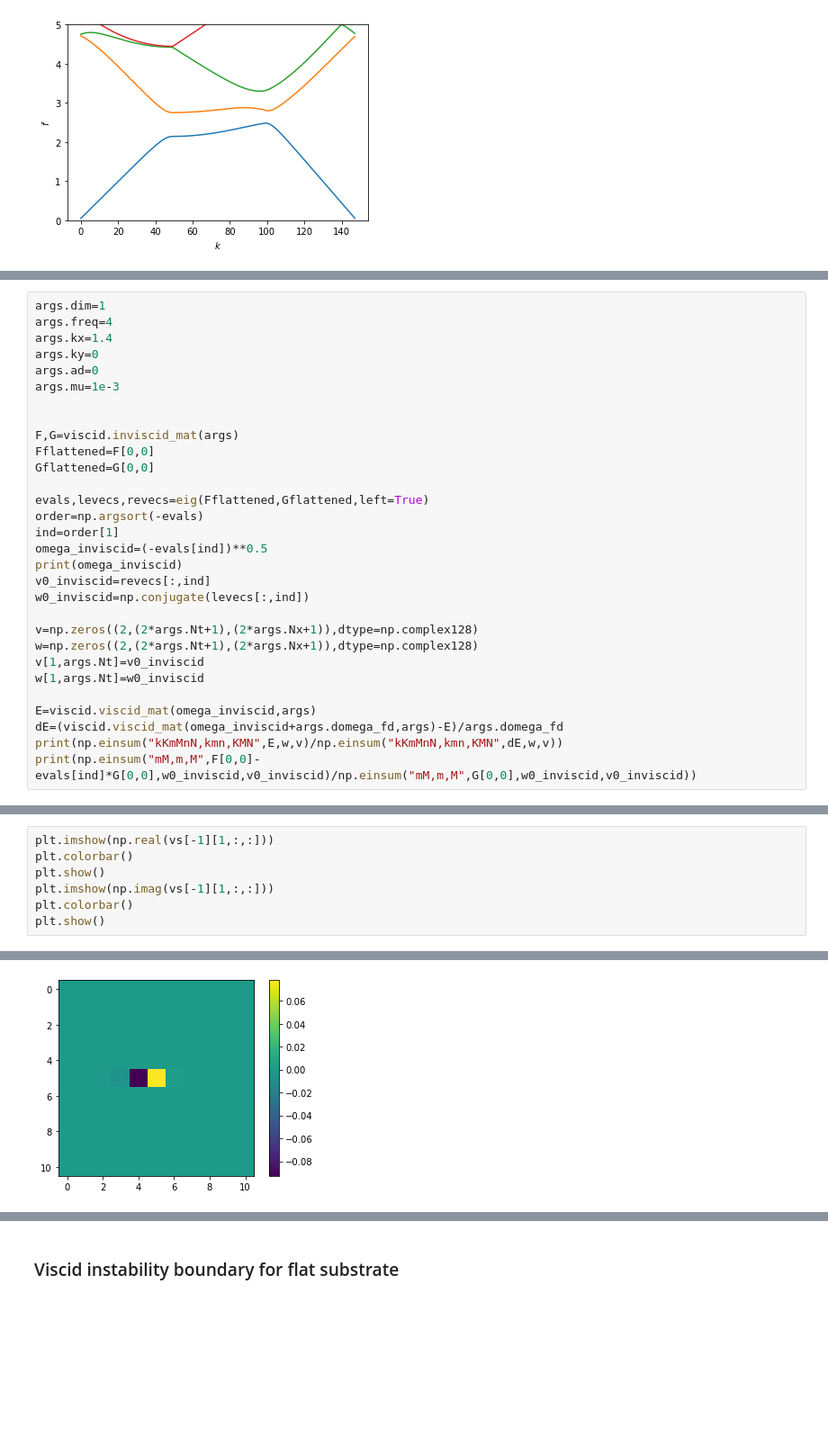
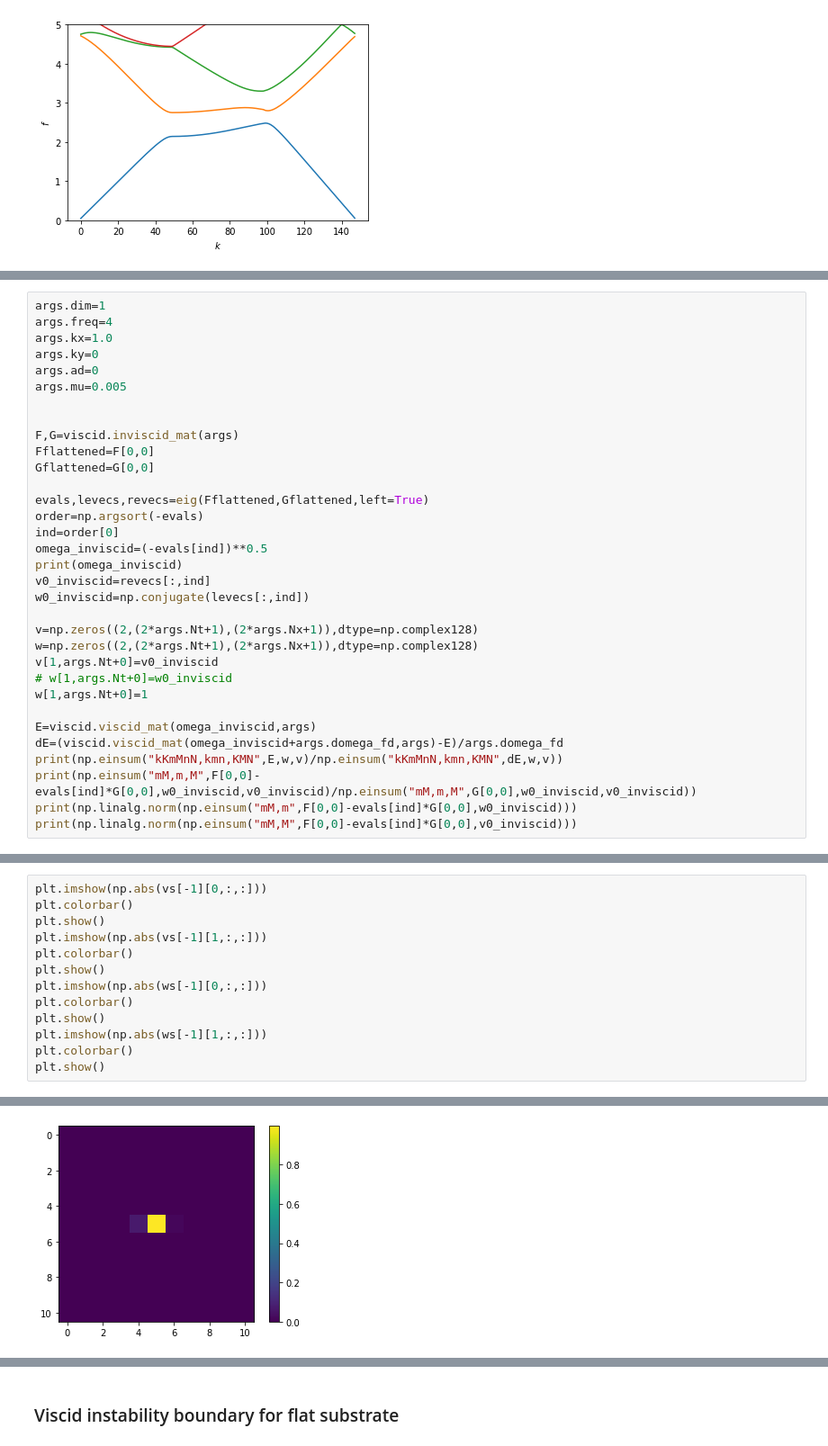
Before and after one commit to znicolaou/faraday, a Jupyter notebook: viscid_notebook.ipynb, the cells around one changed output, grey strips where cells are left out. Shown: that part at 90% size. Saved outputs shown, nothing was run; the diff lists cells and outputs as text; blank space fills up the shorter version.

```diff
--- a/viscid_notebook.ipynb
+++ b/viscid_notebook.ipynb
@@ -113,10 +113,10 @@ plt.show()
 # %%
 args.dim=1
 args.freq=4
-args.kx=1.4
+args.kx=1.0
 args.ky=0
 args.ad=0
-args.mu=1e-3
+args.mu=0.005
 
 
 F,G=viscid.inviscid_mat(args)
@@ -125,7 +125,7 @@ Gflattened=G[0,0]
 
 evals,levecs,revecs=eig(Fflattened,Gflattened,left=True)
 order=np.argsort(-evals)
-ind=order[1]
+ind=order[0]
 omega_inviscid=(-evals[ind])**0.5
 print(omega_inviscid)
 v0_inviscid=revecs[:,ind]
@@ -133,11 +133,14 @@ w0_inviscid=np.conjugate(levecs[:,ind])
 
 v=np.zeros((2,(2*args.Nt+1),(2*args.Nx+1)),dtype=np.complex128)
 w=np.zeros((2,(2*args.Nt+1),(2*args.Nx+1)),dtype=np.complex128)
-v[1,args.Nt]=v0_inviscid
-w[1,args.Nt]=w0_inviscid
+v[1,args.Nt+0]=v0_inviscid
+# w[1,args.Nt+0]=w0_inviscid
+w[1,args.Nt+0]=1
 
 E=viscid.viscid_mat(omega_inviscid,args)
 dE=(viscid.viscid_mat(omega_inviscid+args.domega_fd,args)-E)/args.domega_fd
 print(np.einsum("kKmMnN,kmn,KMN",E,w,v)/np.einsum("kKmMnN,kmn,KMN",dE,w,v))
 print(np.einsum("mM,m,M",F[0,0]-evals[ind]*G[0,0],w0_inviscid,v0_inviscid)/np.einsum("mM,m,M",G[0,0],w0_inviscid,v0_inviscid))
+print(np.linalg.norm(np.einsum("mM,m",F[0,0]-evals[ind]*G[0,0],w0_inviscid)))
+print(np.linalg.norm(np.einsum("mM,M",F[0,0]-evals[ind]*G[0,0],v0_inviscid)))
 # %% [output]
@@ -179,8 +184,14 @@ omegas
 # %%
-plt.imshow(np.real(vs[-1][1,:,:]))
+plt.imshow(np.abs(vs[-1][0,:,:]))
 plt.colorbar()
 plt.show()
-plt.imshow(np.imag(vs[-1][1,:,:]))
+plt.imshow(np.abs(vs[-1][1,:,:]))
 plt.colorbar()
 plt.show()
+plt.imshow(np.abs(ws[-1][0,:,:]))
+plt.colorbar()
+plt.show()
+plt.imshow(np.abs(ws[-1][1,:,:]))
+plt.colorbar()
+plt.show()
 # %% [output]
@@ -188 +199 @@ plt.show()
-[figure, old version]
+[figure, new version]
```
Also changed, not shown: parts of 27 cells of this notebook, 4 other files.
